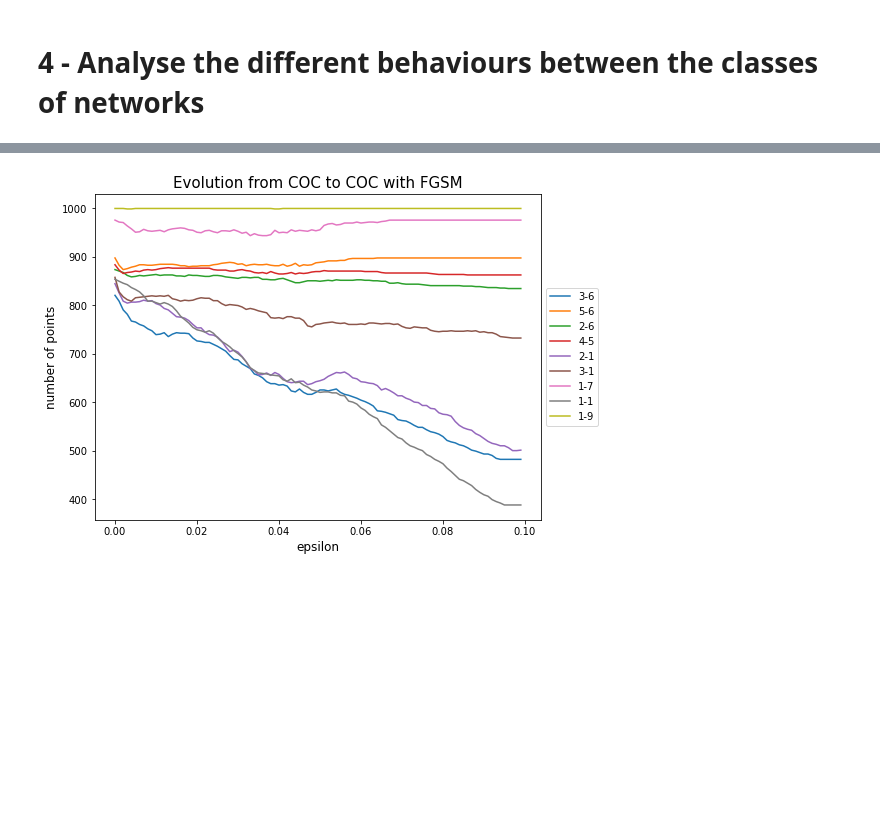
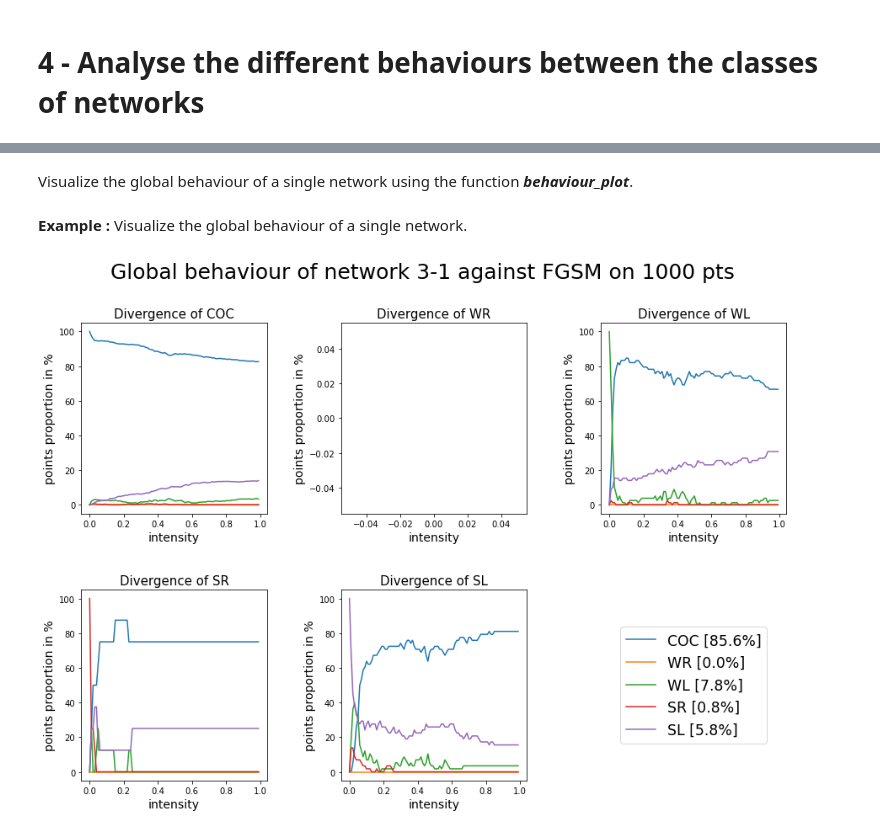
Before and after one commit to thomasghobril/adversarial-attack, a Jupyter notebook: ConfusionMatrix_TOM.ipynb, the cells around one changed output, grey strips where cells are left out. Saved outputs shown, nothing was run; the diff lists cells and outputs as text; code cells hidden in the pictures; blank space fills up the shorter version.

```diff
--- a/ConfusionMatrix_TOM.ipynb
+++ b/ConfusionMatrix_TOM.ipynb
@@ -295,5 +208,0 @@ kk_plot(cube_cmat, 4, 0, eps_range)
-# %%
-# save automatically many kk-plot
-for i in range(5):
-    for j in range(5):
-        kk_plot(cube_cmat, i, j, eps_range, savefile="data_TOM/" + "kk_plot_{0}-{1}".format(i,j))
@@ -339,10 +394,0 @@ WARNING:tensorflow:No training configuration found in the save file, so the mode
-# %%
-# load the confusion cubes generated for the 9 selected networks
-all_cube_cmat = np.zeros((9,len(eps_range)+1,5,5))
-for k in range(9):
-    (a,b) = nets_num[k]
-    all_cube_cmat[k] = np.load("data_TOM/cube_cmat_fgsm_step0.01/" + "cubecmat_{0}-{1}_fgsm_0.01.npy".format(a,b))
-# %%
-kk_multiplot(all_cube_cmat, 0, 0, eps_range, net=nets_num, ratio=False)
-# %% [output]
-[figure, removed]
@@ -348,0 +398,2 @@ kk_multiplot(all_cube_cmat, 0, 0, eps_range, net=nets_num, ratio=False)
+# %% [markdown]
+Visualize the global behaviour of a single network using the function ***behaviour_plot***.
@@ -348,0 +448,8 @@ kk_multiplot(all_cube_cmat, 0, 0, eps_range, net=nets_num, ratio=False)
+# %% [markdown]
+**Example :** Visualize the global behaviour of a single network.
+# %%
+ind_net = 5 # 7 = full network = the only one with interesting behaviour plots...
+
+behaviour_plot(cmat_bloc[ind_net], prange=[0.01*k for k in range(1,100)], net=NETS_NUM[ind_net], ratio=True)
+# %% [output]
+[figure, added]
```
Also changed, not shown: parts of 38 cells of this notebook, 2 other files.
